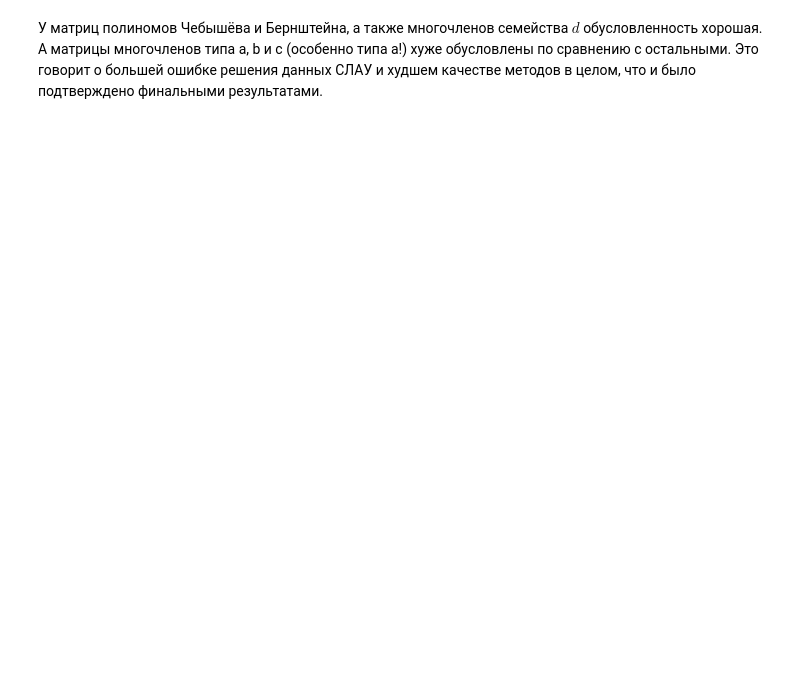
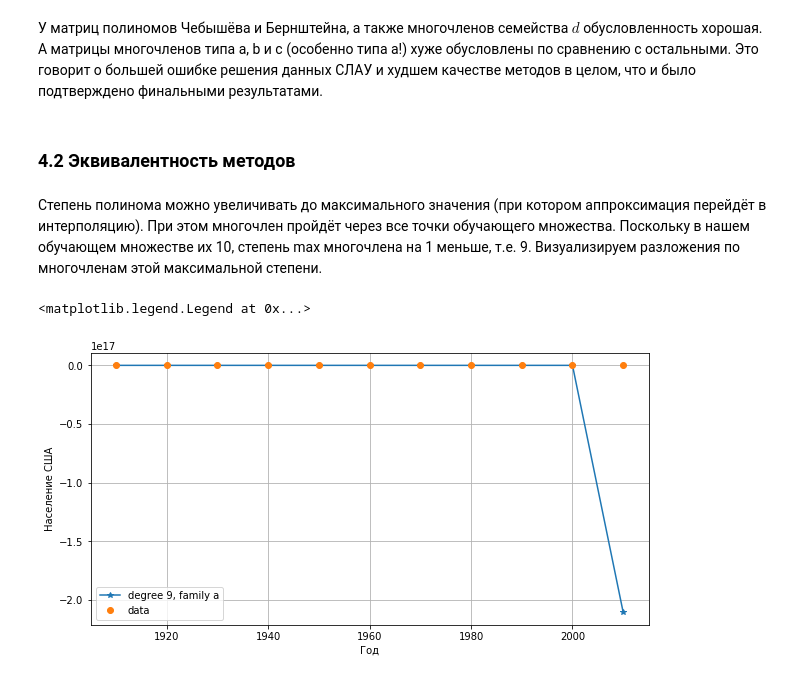
Before and after one commit to shashist/Computational-math, a Jupyter notebook: Least_squares.ipynb, the cells around one changed output. Cells and saved outputs as stored; diff of their text form; code cells hidden in the pictures; blank space fills up the shorter version.

```diff
--- a/Least_squares.ipynb
+++ b/Least_squares.ipynb
@@ -367,3 +379,21 @@ Degree: 4, Family: Berstein, Cond: 4.703730
 Degree: 3, Family: Chebyshev, Cond: 1.650657
 # %% [markdown]
 У матриц полиномов Чебышёва и Бернштейна, а также многочленов семейства $d$ обусловленность хорошая. А матрицы многочленов типа a, b и c (особенно типа a!) хуже обусловлены по сравнению с остальными. Это говорит о большей ошибке решения данных СЛАУ и худшем качестве методов в целом, что и было подтверждено финальными результатами.
+# %% [markdown]
+### 4.2 Эквивалентность методов
+# %% [markdown]
+Степень полинома можно увеличивать до максимального значения (при котором аппроксимация перейдёт в интерполяцию).
+При этом многочлен пройдёт через все точки обучающего множества. Поскольку в нашем обучающем множестве их 10, степень max многочлена на 1 меньше, т.е. 9.
+Визуализируем разложения по многочленам этой максимальной степени.
+# %%
+rcParams['figure.figsize'] = 10, 5
+y_predicted = polynomial_approx(9, 'a')
+plt.plot(dates_with_2010, y_predicted, '*-', label='degree 9, family a')
+plt.plot(dates_with_2010, population_with_2010, 'o', label='data')
+plt.xlabel('Год')
+plt.ylabel('Население США')
+plt.grid()
+plt.legend()
+# %% [output]
+<matplotlib.legend.Legend at 0x...>
+[figure, added]
```
Also changed, not shown: parts of 19 cells of this notebook.
